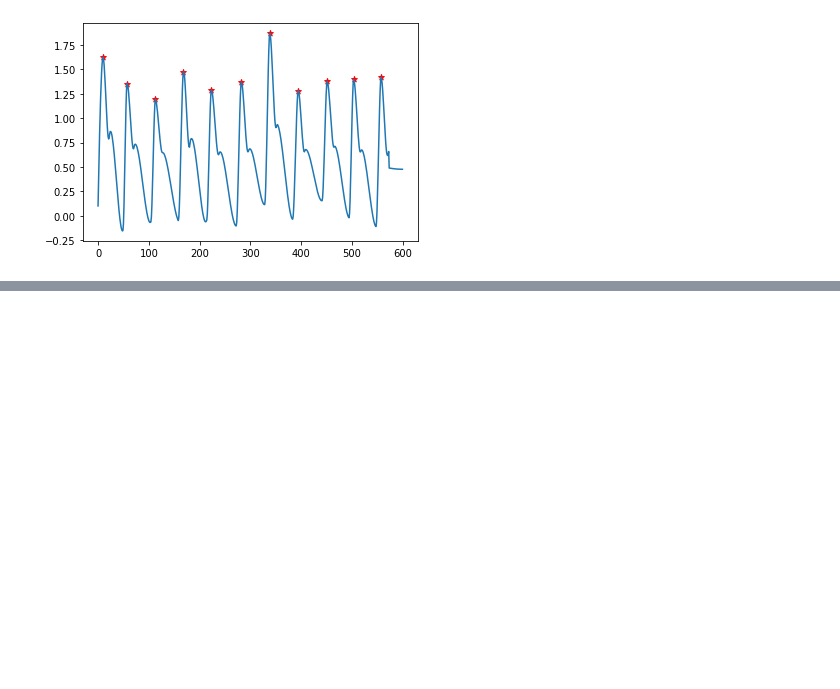
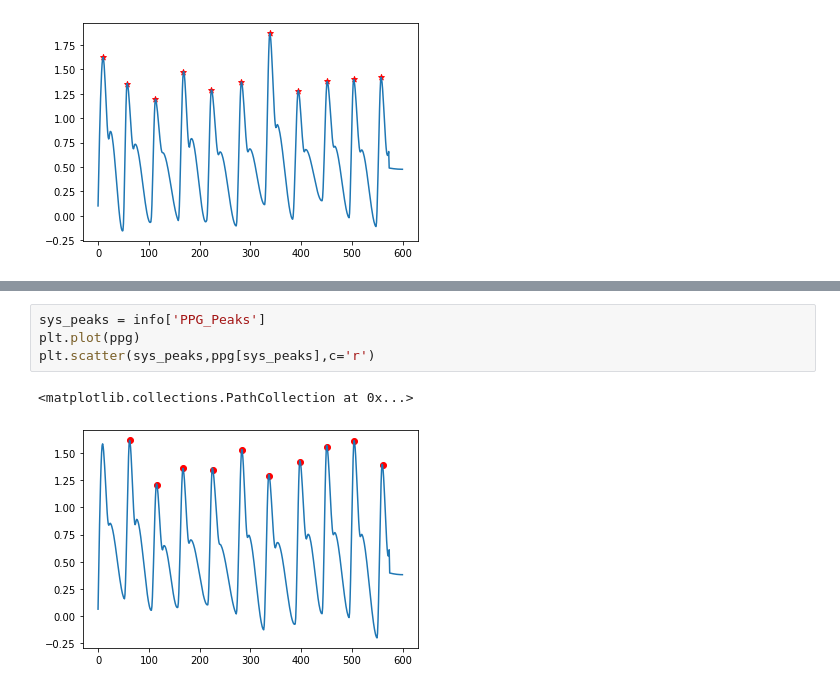
Before and after one commit to epsilon-deltta/spi2nrs, a Jupyter notebook: test.ipynb, the cells around one changed output, grey strips where cells are left out. Drawn from its saved outputs; the diff is of its cells as text; blank space fills up the shorter version.

```diff
--- a/test.ipynb
+++ b/test.ipynb
@@ -511,0 +535,7 @@ plt.scatter(wd['peaklist'],ppg[wd['peaklist']],marker='*',c='r')
+# %%
+sys_peaks = info['PPG_Peaks']
+plt.plot(ppg)
+plt.scatter(sys_peaks,ppg[sys_peaks],c='r')
+# %% [output]
+<matplotlib.collections.PathCollection at 0x...>
+[figure, added]
```
Also changed, not shown: parts of 10 cells of this notebook.
